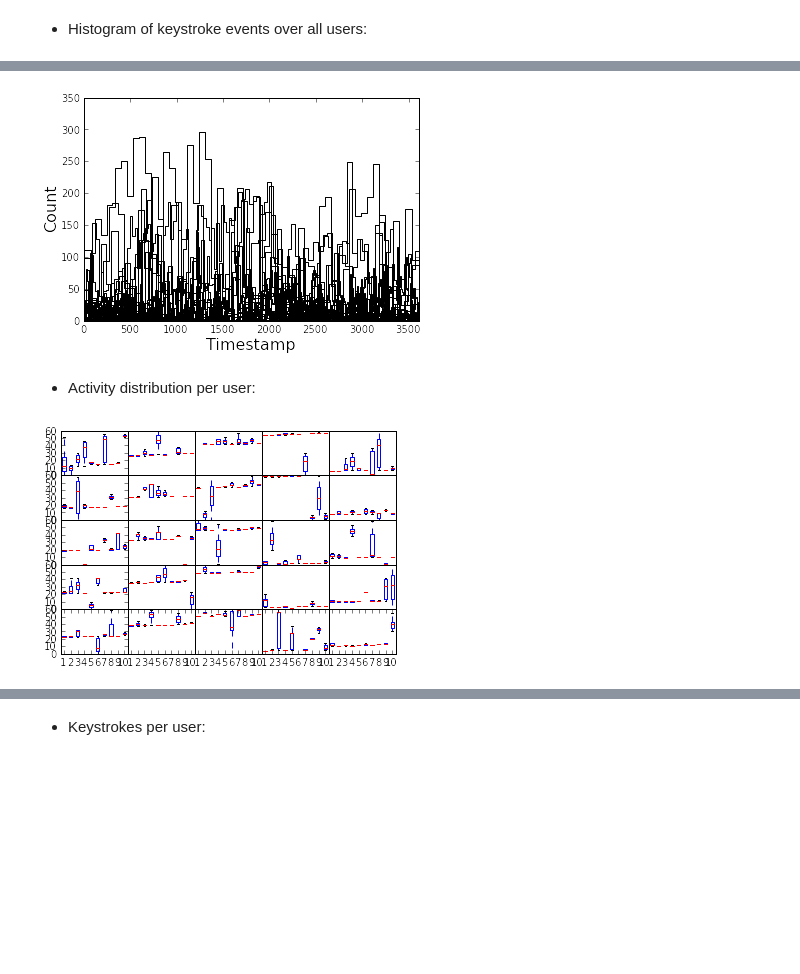
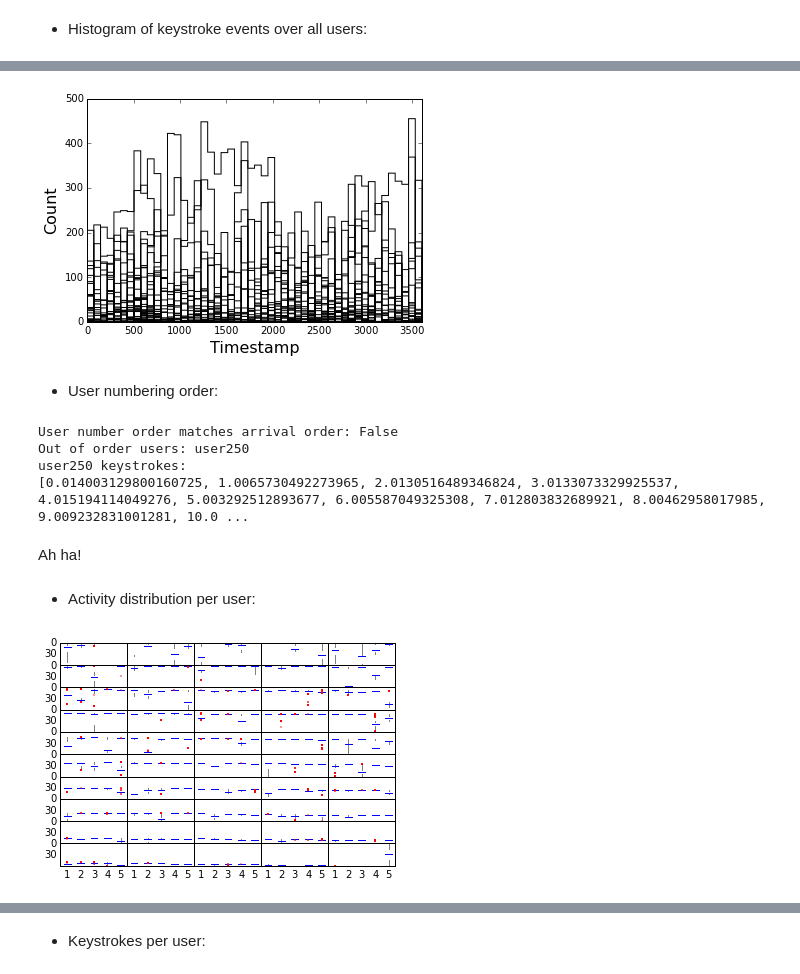
Before and after one commit to salspaugh/empirical-analysis, a Jupyter notebook: assignment1/assignment1.ipynb, the cells around one changed output, grey strips where cells are left out. Drawn from its saved outputs; the diff is of its cells as text; code cells hidden in the pictures; blank space fills up the shorter version.

```diff
--- a/assignment1/assignment1.ipynb
+++ b/assignment1/assignment1.ipynb
@@ -71,42 +74,90 @@ keystrokes_by_user = { user: [] for (timestamp, user) in keystrokes}
 for (timestamp, user) in keystrokes:
     keystrokes_by_user[user].append(timestamp)
 keystrokes_by_user = { user: sorted(timestamps) for (user, timestamps) in keystrokes_by_user.iteritems()}
-plt.ylim(ymin=0, ymax=350) # Necessary due to bug for histtype='step' below.
+plt.ylim(ymin=0, ymax=500) # Necessary due to bug for histtype='step' below.
 plt.ylabel("Count", fontsize=16)
 for (user, timestamps) in keystrokes_by_user.iteritems():
     timestamps_zero = [t-first_arrival for t in timestamps]
-    n, bins, patches = plt.hist(timestamps_zero, num_bins, histtype='step', color='black')
+    plt.hist(timestamps_zero, bins=num_bins, range=(0, int(np.ceil(duration_in_secs))), histtype='step', color='black')
 plt.xlabel("Timestamp", fontsize=16)
 _ = plt.xlim(xmin=0, xmax=duration_in_secs)
 # %% [output]
-[figure, old version]
+[figure, new version]
+# %% [markdown]
+* User numbering order:
+# %%
+keystrokes_sorted_by_user = sorted(keystrokes_by_user.iteritems(), key=lambda x: int(x[0][4:]))
+keystrokes_sorted_by_arrival = sorted(keystrokes_by_user.iteritems(), key=lambda x: x[1][0])
+users_by_name = [t[0] for t in keystrokes_sorted_by_user]
+users_by_arrival = [t[0] for t in keystrokes_sorted_by_arrival]
+user_order_matches_arrival = users_by_name == users_by_arrival
+print "User number order matches arrival order: %s" % user_order_matches_arrival
+nidx = aidx = 0
+nusers = len(users_by_name)
+print "Out of order users:",
+ooo = []
+while nidx < nusers - 1 and aidx < nusers - 1:
+    n = users_by_name[nidx]
+    a = users_by_arrival[aidx]
+    if n == a:
+        aidx += 1
+        nidx += 1
+    else:
+        print a,
+        ooo.append(a)
+        aidx += 1
+
+print
+for user in ooo:
+    print "%s keystrokes:" % user
+    print [(t - first_timestamp)/60. for t in keystrokes_by_user[user]]
+# %% [output]
+User number order matches arrival order: False
+Out of order users: user250
+user250 keystrokes:
+[0.014003129800160725, 1.0065730492273965, 2.0130516489346824, 3.0133073329925537, 4.015194114049276, 5.003292512893677, 6.005587049325308, 7.012803832689921, 8.00462958017985, 9.009232831001281, 10.0 ...
+# %% [markdown]
+Ah ha!
 # %% [markdown]
 * Activity distribution per user:
 # %%
-keystrokes_sorted_by_user = [tup[1] for tup in sorted(keystrokes_by_user.iteritems())]
-for idx, timestamps in enumerate(keystrokes_sorted_by_user):
-    keystrokes_sorted_by_user[idx] = [(t - first_timestamp)/60. for t in timestamps]
+keystrokes_sorted = [tup[1] for tup in keystrokes_sorted_by_user]
+for idx, timestamps in enumerate(keystrokes_sorted):
+    keystrokes_sorted[idx] = [(t - first_timestamp)/60. for t in timestamps]
 
 def plot_boxplot_per_user(seqs):
-    nrows = 5
+    nrows = 10
     ncols = 5
     f, subf = plt.subplots(nrows, ncols)
     row = 0
     col = 0
-    for idx in range(0, len(seqs), 10):
-        to_plot = seqs[idx:idx+10]
-        subf[row, col].boxplot(to_plot, 0, '') # Come back to this when matplotlib is updated.
+    flierprops = dict(marker='o', markeredgecolor='red', markersize=1)
+    medianprops = dict(linestyle='-', color='blue')
+    whiskerprops = dict(linestyle='-', color='gray')
+    for idx in range(0, len(seqs), 5):
+        to_plot = seqs[idx:idx+5]
+        subf[row, col].boxplot(to_plot, showbox=False, showcaps=False, sym='o',
+                               medianprops=medianprops,
+                               whiskerprops=whiskerprops,
+                               flierprops=flierprops)
         subf[row, col].set_ylim(ymin=0, ymax=60)
+        subf[row, col].invert_yaxis()
         if row != (nrows - 1):
             subf[row, col].set_xticks([])
+        else:
+            subf[row, col].tick_params(axis='x', which='both', bottom='off', top='off')
+            subf[row, col].set_xticks(range(1,6))
         if col != 0:
             subf[row, col].set_yticks([])
-        row += 1
-        if row == nrows:
-            row = 0
-            col += 1
+        else:
+            subf[row, col].tick_params(axis='y', which='both', left='off', right='off')
+            subf[row, col].set_yticks([0, 30])
+        col += 1
+        if col == ncols:
+            col = 0
+            row += 1
     f.subplots_adjust(hspace=0, wspace=0)
 
-plot_boxplot_per_user(keystrokes_sorted_by_user)
+plot_boxplot_per_user(keystrokes_sorted)
 # %% [output]
-[figure, old version]
+[figure, new version]
```
Also changed, not shown: parts of 25 cells of this notebook.
